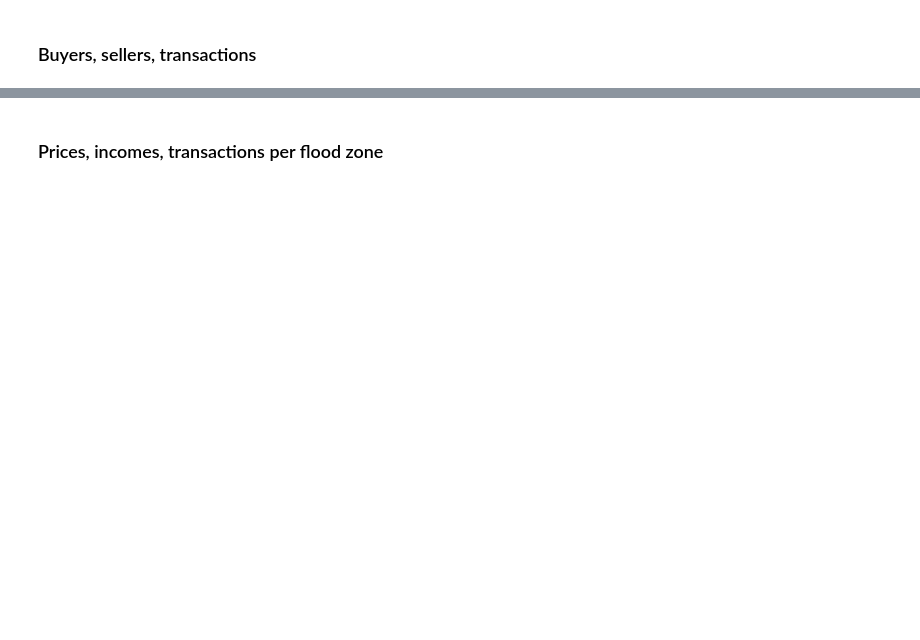
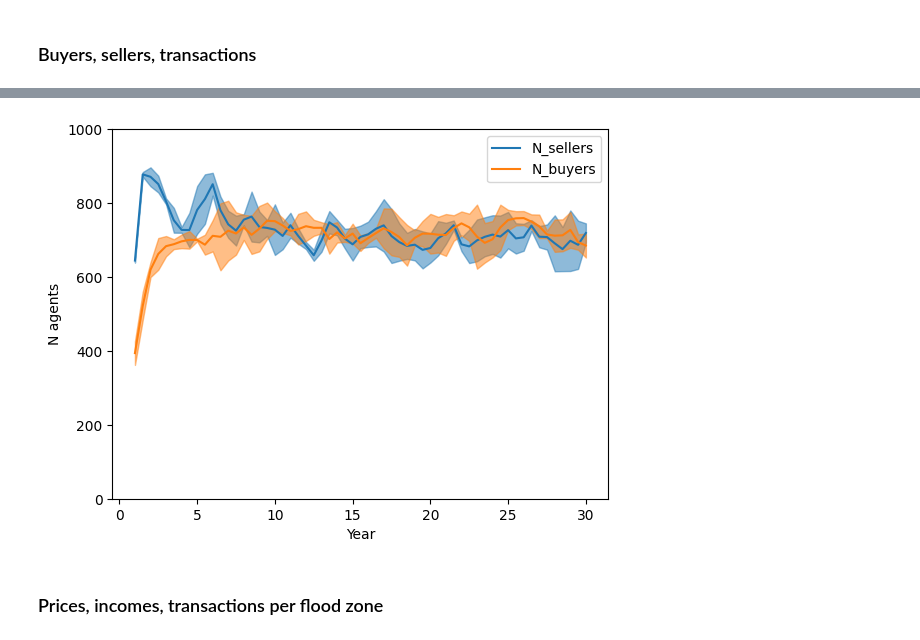
Before and after one commit to lizverbeek/RHEA_model, a Jupyter notebook: spatial_output.ipynb, the cells around one changed output, grey strips where cells are left out. Cells and saved outputs as stored; diff of their text form; code cells hidden in the pictures; blank space fills up the shorter version.

```diff
--- a/spatial_output.ipynb
+++ b/spatial_output.ipynb
@@ -7,21 +7,23 @@ import matplotlib.pyplot as plt
 import matplotlib.colors as colors
 # %%
 # Specify paths
-parcel_file_csv = "Beaufort_parcels.csv"
+parcel_file_csv = "Data/Beaufort_parcels_regression.csv"
 parcel_file_shp = "Data/Beaufort_final_8.shp"
-results_path = "Results/Baseline/"  # Change this for different output files
+results_path = "Results/"  # Change this for different output files
 # %% [markdown]
 ### Buyers, sellers, transactions
 # %%
 df_list = []
+
 i = 0
 for file in os.listdir(results_path):
     if file.startswith("model"):
         model_df = pd.read_pickle(results_path + file)
         model_df["Step"] = model_df.index
-        model_df["Run"] = i
+        model_df["Run"] = int(file.split("]")[0][-1])
         df_list.append(model_df)
         i += 1
 
 model_df = pd.concat(df_list)
+model_df["Year"] = 0.5 * model_df["Step"]
 model_df
@@ -28,19 +44,24 @@ model_df
 # %%
 %matplotlib inline
-model_df_mean = model_df.groupby(["Step"])[["Sellers", "Buyers"]].mean()
-model_df_std = model_df.groupby(["Step"])[["Sellers", "Buyers"]].std()
+model_df_mean = model_df.groupby(["Year"])[["N_sellers", "N_buyers"]].mean()
+model_df_std = model_df.groupby(["Year"])[["N_sellers", "N_buyers"]].std()
+
+model_df_mean = model_df_mean[1:]
+model_df_std = model_df_std[1:]
 
 model_df_mean.plot()
-for i, group in enumerate(["Sellers", "Buyers"]):
+for i, group in enumerate(["N_sellers", "N_buyers"]):
     plt.fill_between(model_df_mean.index,
                      (model_df_mean - model_df_std)[group],
                      (model_df_mean + model_df_std)[group],
                      color=plt.legend().legendHandles[i].get_color(),
                      alpha=0.5)
 
 plt.ylabel("N agents")
 plt.ylim(0, 1000)
 plt.show()
+# %% [output]
+[figure, added]
 # %% [markdown]
 ### Prices, incomes, transactions per flood zone
 # %%
```
Also changed, not shown: parts of 38 cells of this notebook, 11 other files.
